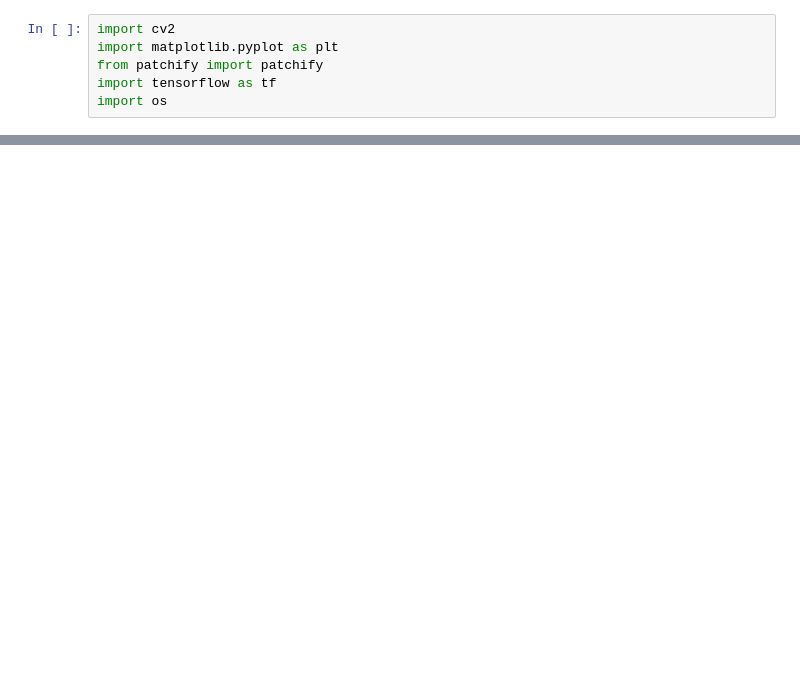
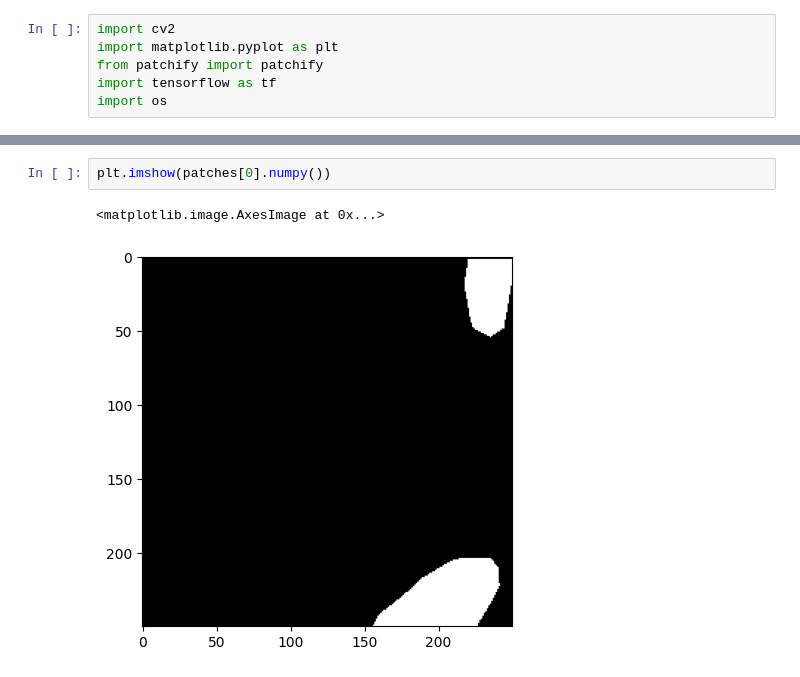
Before and after one commit to RafsanJany-44/Img_PreProcessing, a Jupyter notebook: Img_Slicing/Using_tf.ipynb, the cells around one changed output, grey strips where cells are left out. Cells and saved outputs as stored; diff of their text form; blank space fills up the shorter version.

```diff
--- a/Img_Slicing/Using_tf.ipynb
+++ b/Img_Slicing/Using_tf.ipynb
@@ -67,0 +88,5 @@ Image written to file-system :  True
+# %%
+plt.imshow(patches[0].numpy())
+# %% [output]
+<matplotlib.image.AxesImage at 0x...>
+[figure, added]
```
Also changed, not shown: parts of 6 cells of this notebook.
